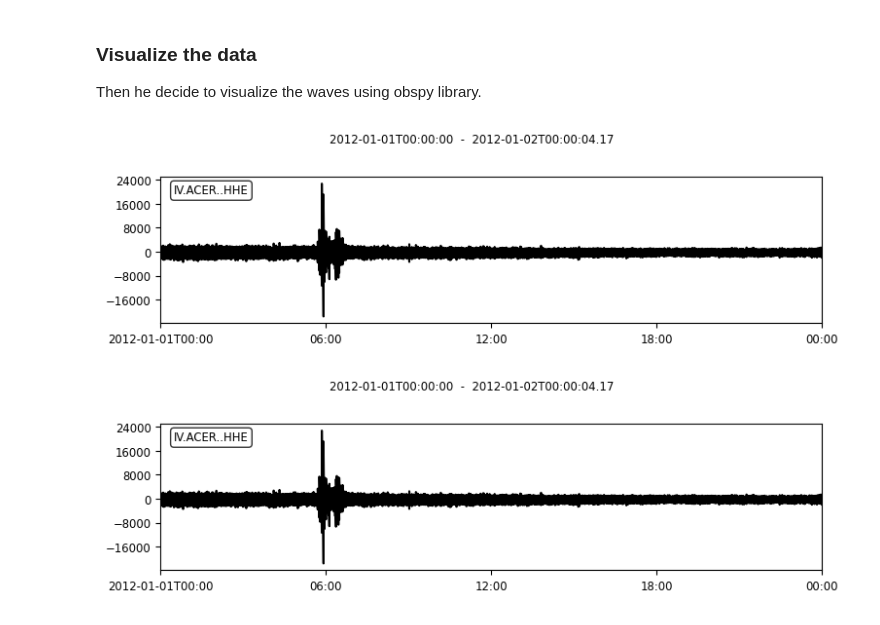
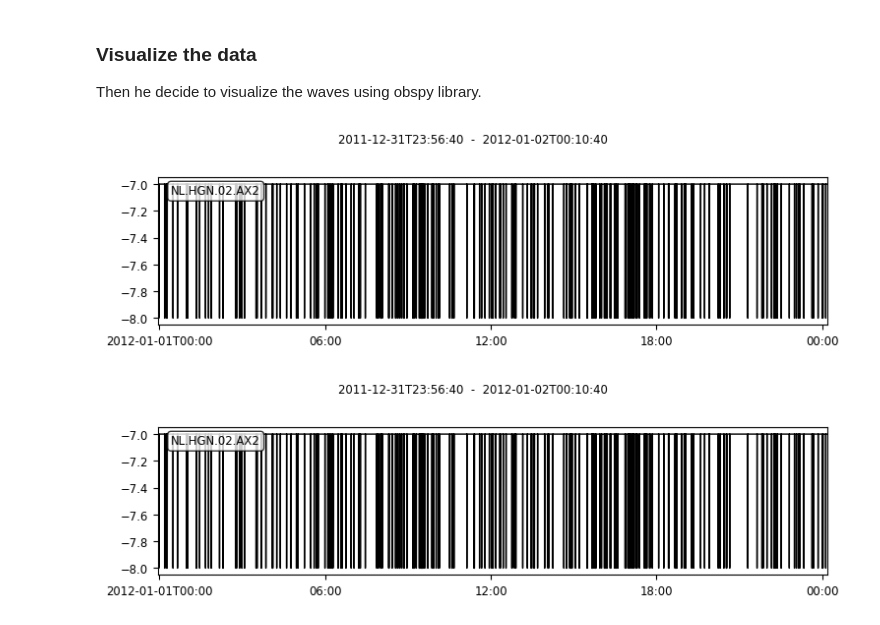
Before and after one commit to Andreaorfino/EPOS-ICSC-Jupyter_request, a Jupyter notebook: ENVRI_demo-egu-2023.ipynb, the cells around one changed output. Saved outputs shown, nothing was run; the diff lists cells and outputs as text; code cells hidden in the pictures.

```diff
--- a/ENVRI_demo-egu-2023.ipynb
+++ b/ENVRI_demo-egu-2023.ipynb
@@ -208,8 +156,8 @@ Then he decide to visualize the waves using obspy library.
 # %%
 from obspy import read
 
-st = read("INGV_data.mseed", format='mseed')
-st.plot()
+st = read("KNMI_data.mseed", format='mseed')
+st[2].plot()
 # %% [output]
-[figure, old version]
+[figure, new version]
-[figure, old version]
+[figure, new version]
```
Also changed, not shown: parts of 9 cells of this notebook.
